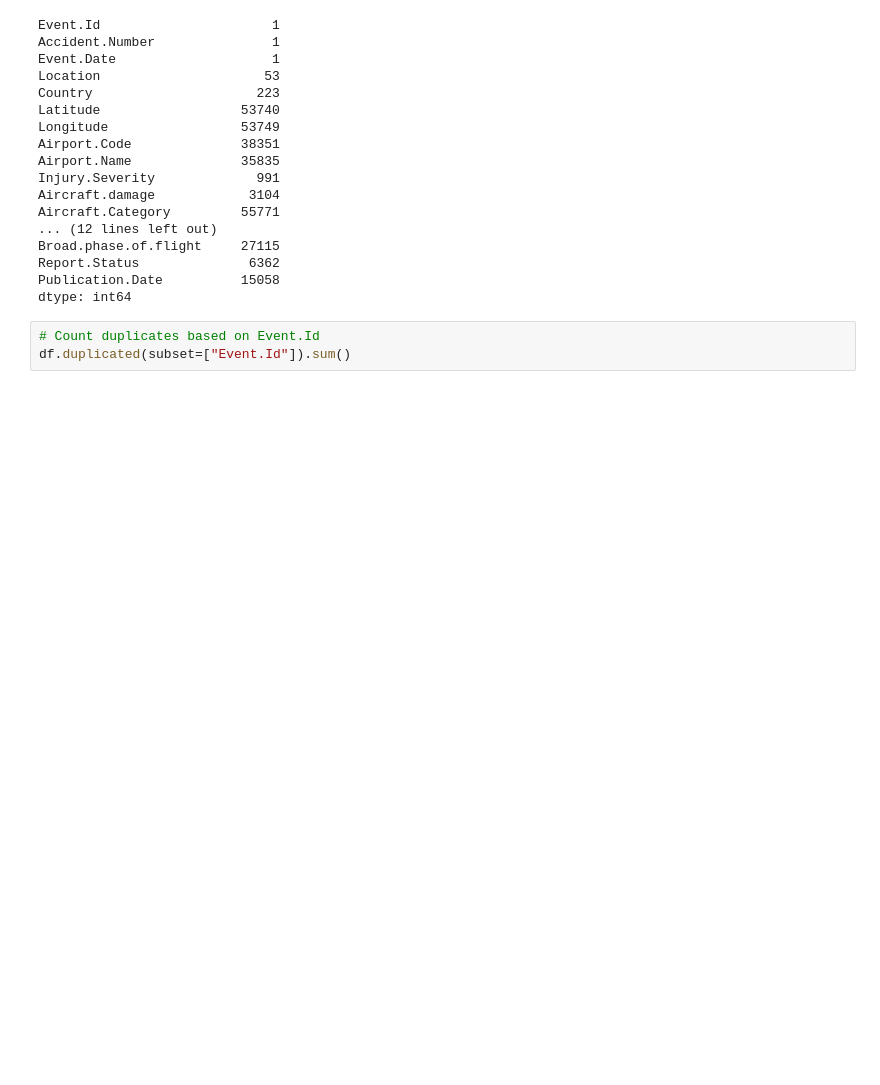
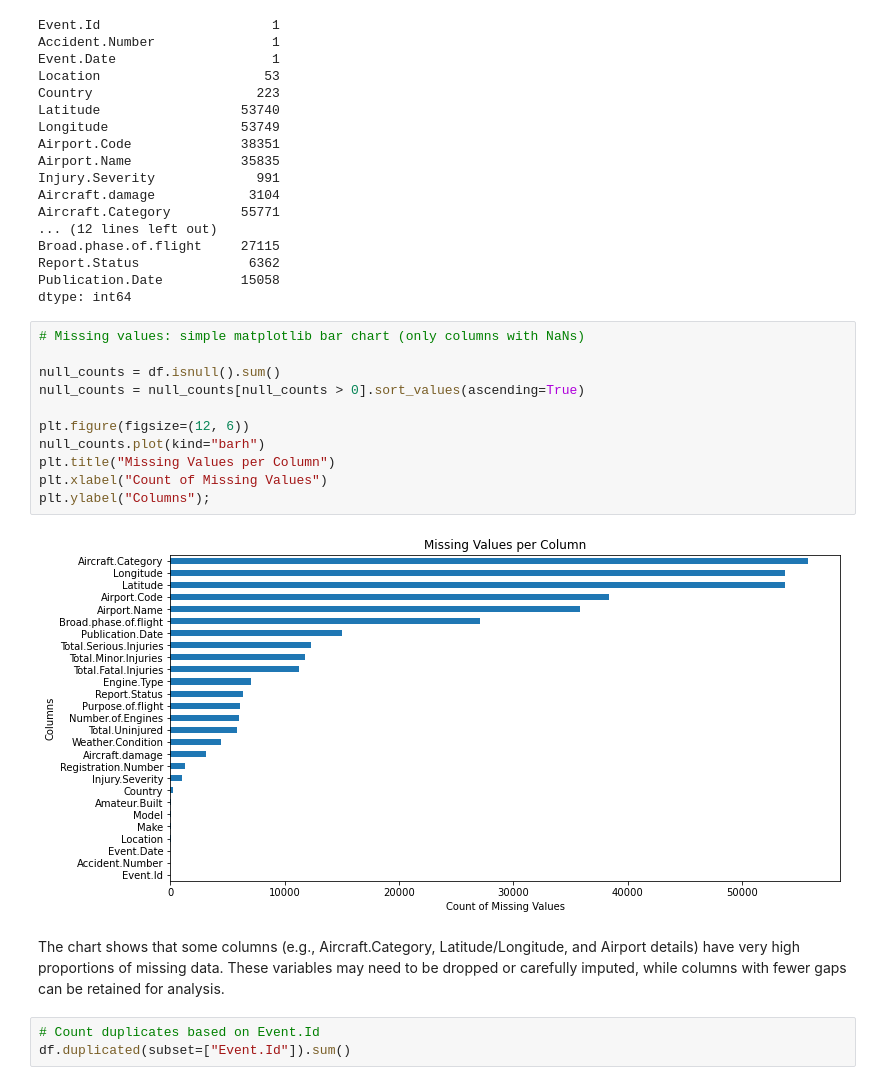
Before and after one commit to mcshoja/Aviation-Data-Phase-1-Project, a Jupyter notebook: aviation.ipynb, the cells around one changed output. Drawn from its saved outputs; the diff is of its cells as text; blank space fills up the shorter version.

Commit message:
Objective_Driven Analysis

```diff
--- a/aviation.ipynb
+++ b/aviation.ipynb
@@ -237,6 +237,21 @@ Broad.phase.of.flight     27115
 Report.Status              6362
 Publication.Date          15058
 dtype: int64
+# %%
+# Missing values: simple matplotlib bar chart (only columns with NaNs)
+
+null_counts = df.isnull().sum()
+null_counts = null_counts[null_counts > 0].sort_values(ascending=True)
+
+plt.figure(figsize=(12, 6))
+null_counts.plot(kind="barh")
+plt.title("Missing Values per Column")
+plt.xlabel("Count of Missing Values")
+plt.ylabel("Columns");
+# %% [output]
+[figure, added]
+# %% [markdown]
+The chart shows that some columns (e.g., Aircraft.Category, Latitude/Longitude, and Airport details) have very high proportions of missing data. These variables may need to be dropped or carefully imputed, while columns with fewer gaps can be retained for analysis.
 # %%
 # Count duplicates based on Event.Id
 df.duplicated(subset=["Event.Id"]).sum()
```
Also changed, not shown: parts of 31 cells of this notebook, 1 other file.
